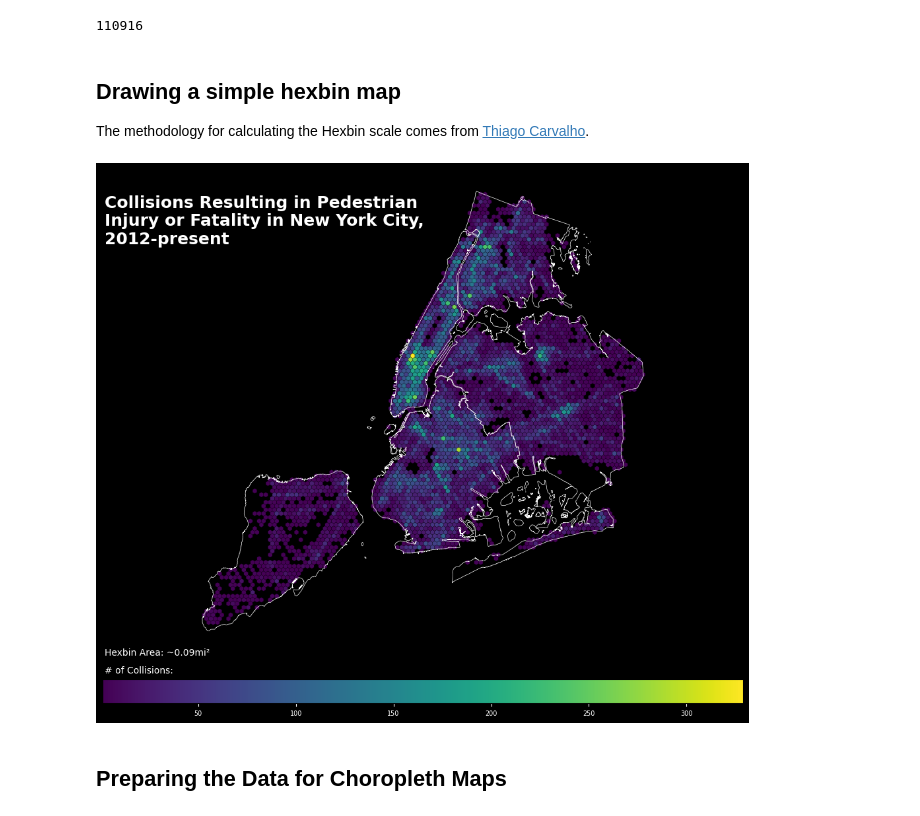
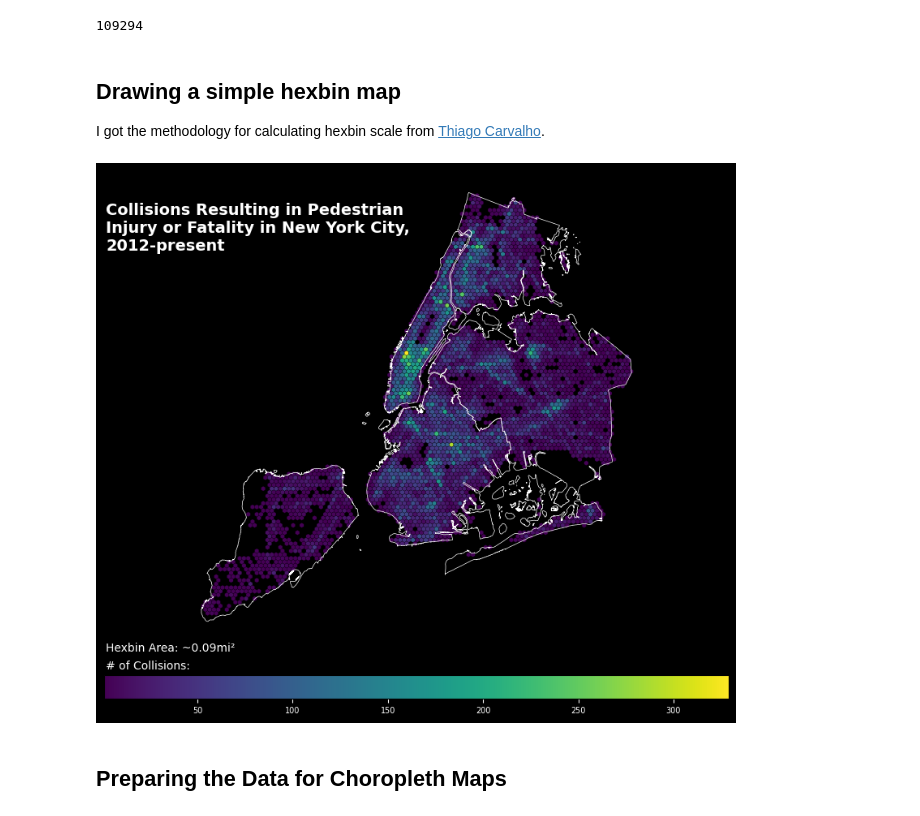
Before and after one commit to laurenteixeira92/NYC_PEDESTRIAN_SAFETY_ANALYSIS, a Jupyter notebook: Notebooks/part2_preliminary_mapping.ipynb, the cells around one changed output. Saved outputs shown, nothing was run; the diff lists cells and outputs as text; code cells hidden in the pictures.

```diff
--- a/Notebooks/part2_preliminary_mapping.ipynb
+++ b/Notebooks/part2_preliminary_mapping.ipynb
@@ -68,5 +30,5 @@ In this section I aggregate and map pedestrian incidents by Neighborhood Tabulat
 # %%
-crashes_gdf = pd.read_csv('geocoded_crashes.csv')
+crashes_gdf = pd.read_csv('geocoded_crashes_final.csv')
 # %%
 crashes_gdf = gpd.GeoDataFrame(
         crashes_gdf, geometry=gpd.points_from_xy(crashes_gdf['LONGITUDE'], crashes_gdf['LATITUDE']), crs = 4326)
@@ -102,7 +64,7 @@ nyc_wgs = nyc.to_crs(epsg = 4326)
 # %%
 len(crashes_gdf)
 # %% [output]
-110916
+109294
 # %%
 crashes_gdf = crashes_gdf.clip(nyc_wgs)
 # %%
@@ -110,9 +72,9 @@ nta_wgs = nyc_nta.to_crs(epsg = 4326)
 # %% [markdown]
 ## Drawing a simple hexbin map
 
-The methodology for calculating the Hexbin scale comes from [Thiago Carvalho](https://python.plainenglish.io/mapping-with-pythons-geopandas-2869bb758b08).
+I got the methodology for calculating hexbin scale  from [Thiago Carvalho](https://python.plainenglish.io/mapping-with-pythons-geopandas-2869bb758b08).
 # %%
-fig, ax = plt.subplots(figsize=(10, 10))
+fig, ax = plt.subplots(figsize=(8, 8))
 
 hb = ax.hexbin(
     crashes_gdf['LONGITUDE'],
@@ -131,36 +93,36 @@ fig.patch.set_facecolor('black')
 nyc_wgs.plot(ax = ax, facecolor = 'none', edgecolor = 'white', linewidth = .5, zorder = 2)
 
 #get scale
 
 ex = [plt.xlim()[0], plt.xlim()[1],
       plt.ylim()[0], plt.ylim()[1]]
 
 coords_1 = (ex[2], ex[0])
 coords_2 = (ex[2], ex[1])
 d2 = distance.geodesic(coords_1, coords_2).m/100
 a = d2/ math.sqrt(3)
 A = (3/2 * math.sqrt(3) * pow(a,2))/2589988.1103
 
 divider = make_axes_locatable(ax)
 cax = divider.append_axes("bottom", size="5%", pad=0.4)
 
 cbar = fig.colorbar(hb, cax=cax, orientation="horizontal")
 cbar.ax.tick_params(labelsize=7, color='white', labelcolor='white')
 
 scale_txt = 'Hexbin Area: ~'+ '%.2f'%A +'mi²'
 plt.text(2, 2, scale_txt, color='white', fontsize=10)
 plt.text(2, 1.25, '# of Collisions:', color='white', fontsize=10)
 
 title = 'Collisions Resulting in Pedestrian\n\
 Injury or Fatality in New York City,\n2012-present'
-plt.text(2, 19, title, color = 'white', fontsize = 18, fontweight = 'bold')
+plt.text(2, 19, title, color = 'white', fontsize = 14, fontweight = 'bold')
 
 ax.axis("off")
 plt.tight_layout()
 plt.show()
-fig.savefig("collisions_hexbin.jpeg", dpi = 250)
+fig.savefig("../Graphics/collisions_hexbin.jpeg", dpi = 300)
 # %% [output]
-[figure, old version]
+[figure, new version]
 # %% [markdown]
 ## Preparing the Data for Choropleth Maps
 # %%
```
Also changed, not shown: parts of 18 cells of this notebook.
